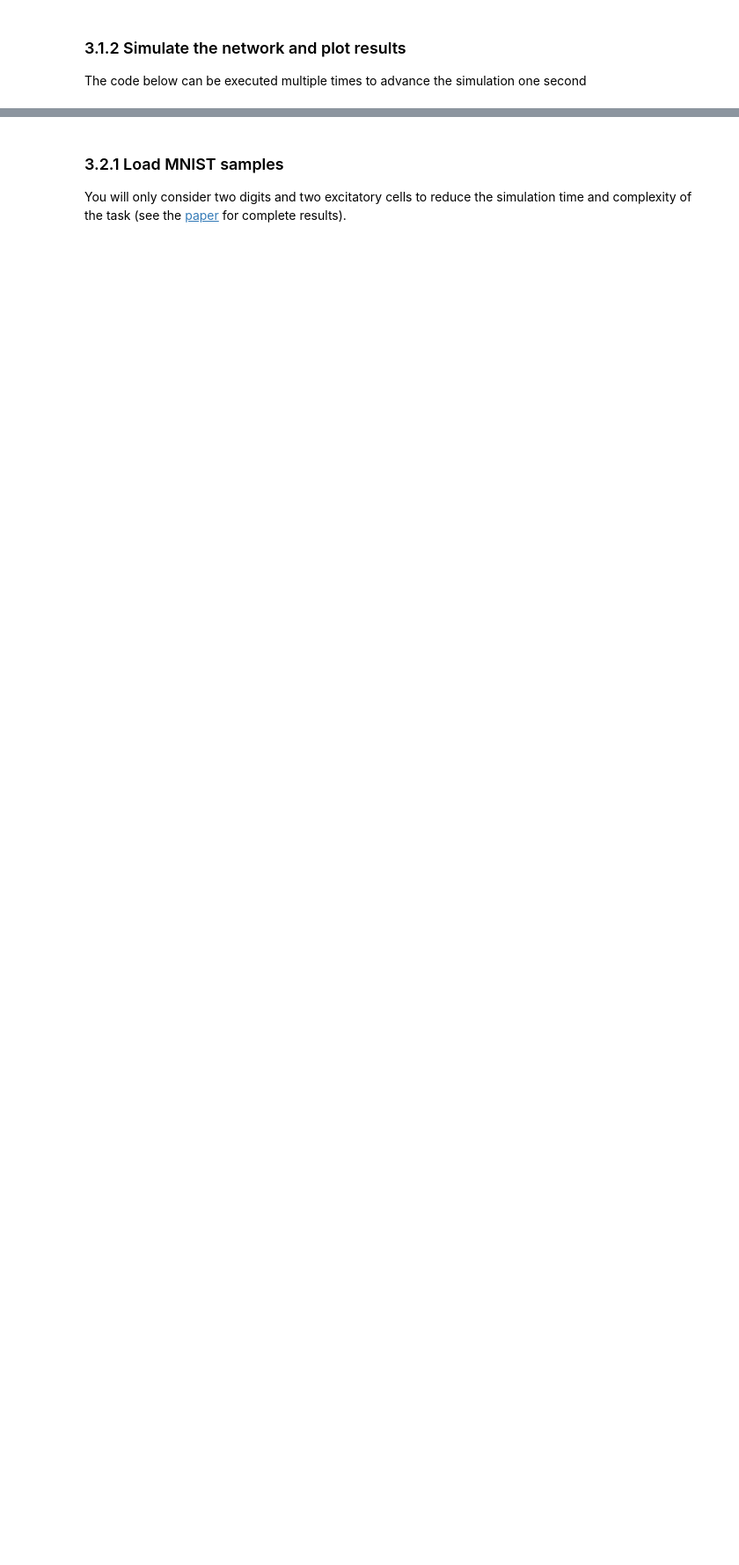
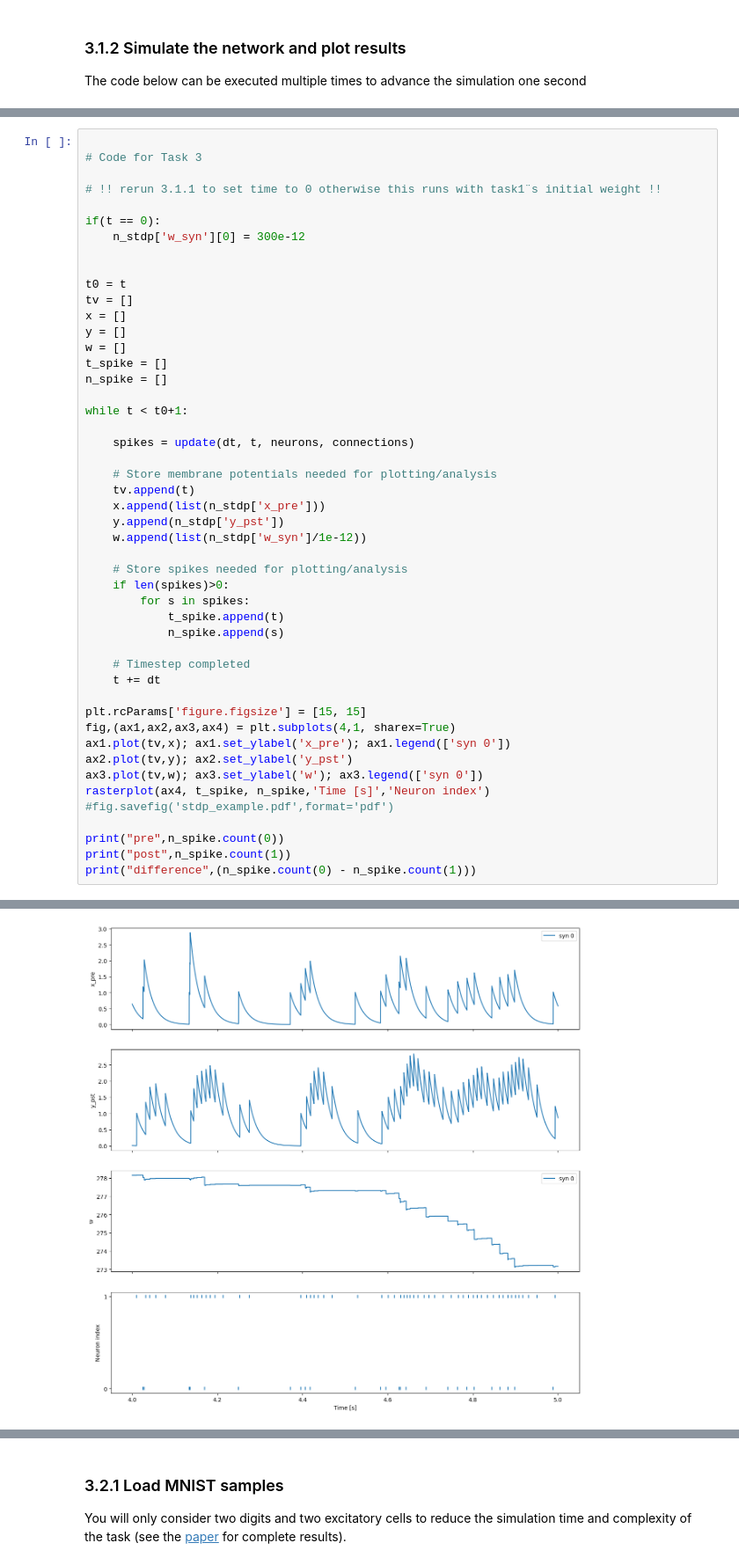
Before and after one commit to vachanaj/D7046E, a Jupyter notebook: snn2/SNN-Excercise-2.ipynb, the cells around one changed output, grey strips where cells are left out. Shown at 88% size. Cells and saved outputs as stored; diff of their text form; blank space fills up the shorter version.

```diff
--- a/snn2/SNN-Excercise-2.ipynb
+++ b/snn2/SNN-Excercise-2.ipynb
@@ -255,0 +309,49 @@ rasterplot(ax4, t_spike, n_spike,'Time [s]','Neuron index')
+# %%
+
+# Code for Task 3
+
+# !! rerun 3.1.1 to set time to 0 otherwise this runs with task1¨s initial weight !!
+
+if(t == 0):
+    n_stdp['w_syn'][0] = 300e-12
+
+
+t0 = t
+tv = []
+x = []
+y = []
+w = []
+t_spike = []
+n_spike = []
+
+while t < t0+1:
+
+    spikes = update(dt, t, neurons, connections)
+
+    # Store membrane potentials needed for plotting/analysis
+    tv.append(t)
+    x.append(list(n_stdp['x_pre']))
+    y.append(n_stdp['y_pst'])
+    w.append(list(n_stdp['w_syn']/1e-12))
+
+    # Store spikes needed for plotting/analysis
+    if len(spikes)>0:
+        for s in spikes:
+            t_spike.append(t)
+            n_spike.append(s)
+
+    # Timestep completed
+    t += dt
+
+plt.rcParams['figure.figsize'] = [15, 15]
+fig,(ax1,ax2,ax3,ax4) = plt.subplots(4,1, sharex=True)
+ax1.plot(tv,x); ax1.set_ylabel('x_pre'); ax1.legend(['syn 0'])
+ax2.plot(tv,y); ax2.set_ylabel('y_pst')
+ax3.plot(tv,w); ax3.set_ylabel('w'); ax3.legend(['syn 0'])
+rasterplot(ax4, t_spike, n_spike,'Time [s]','Neuron index')
+#fig.savefig('stdp_example.pdf',format='pdf')
+
+print("pre",n_spike.count(0))
+print("post",n_spike.count(1))
+print("difference",(n_spike.count(0) - n_spike.count(1)))
+# %% [output]
@@ -256,3 +361,4 @@ rasterplot(ax4, t_spike, n_spike,'Time [s]','Neuron index')
+[figure, added]
 # %% [markdown]
 **Task 4:** Describe the results in Tasks 1-3 in terms of Hebbian Learning.
 
```
Also changed, not shown: parts of 12 cells of this notebook.
